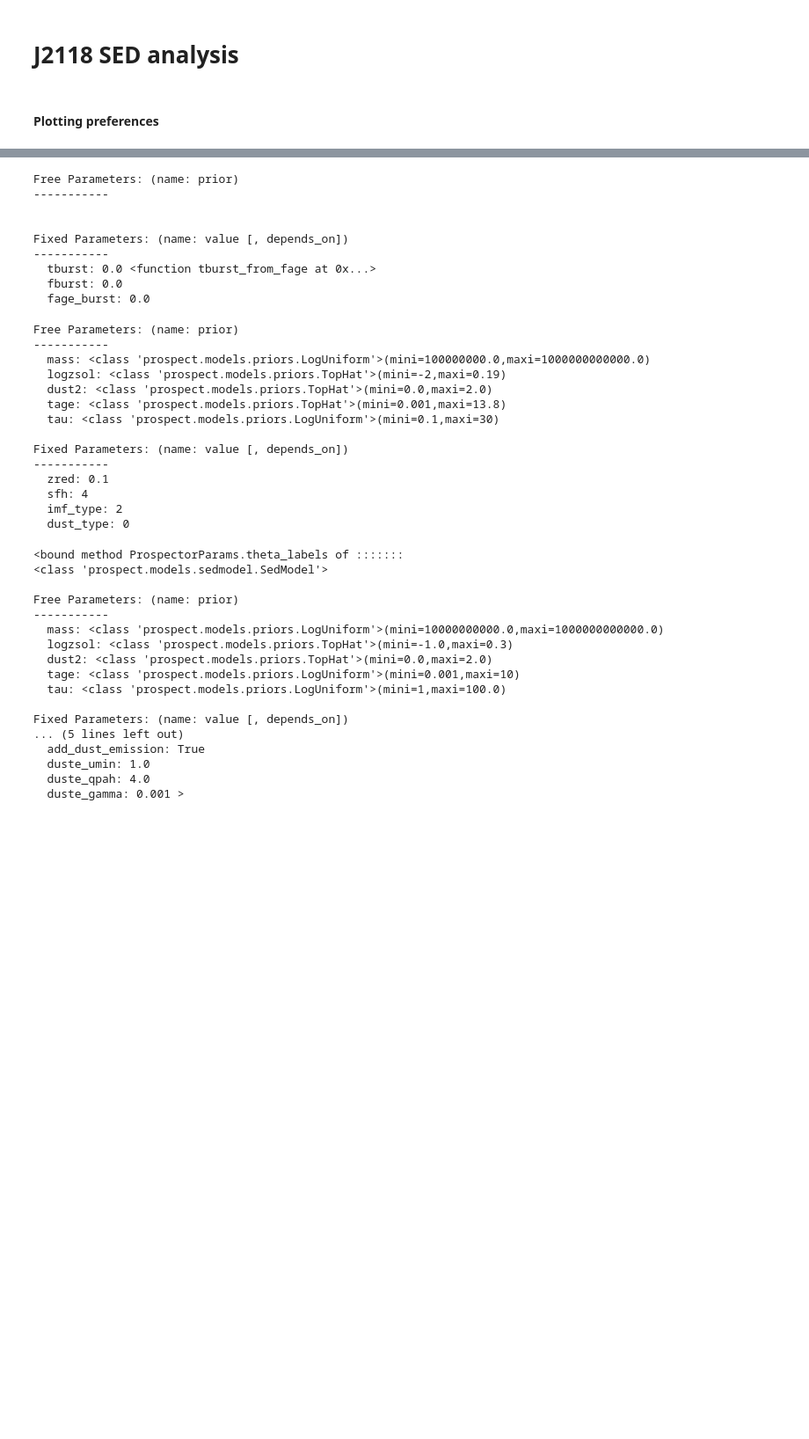
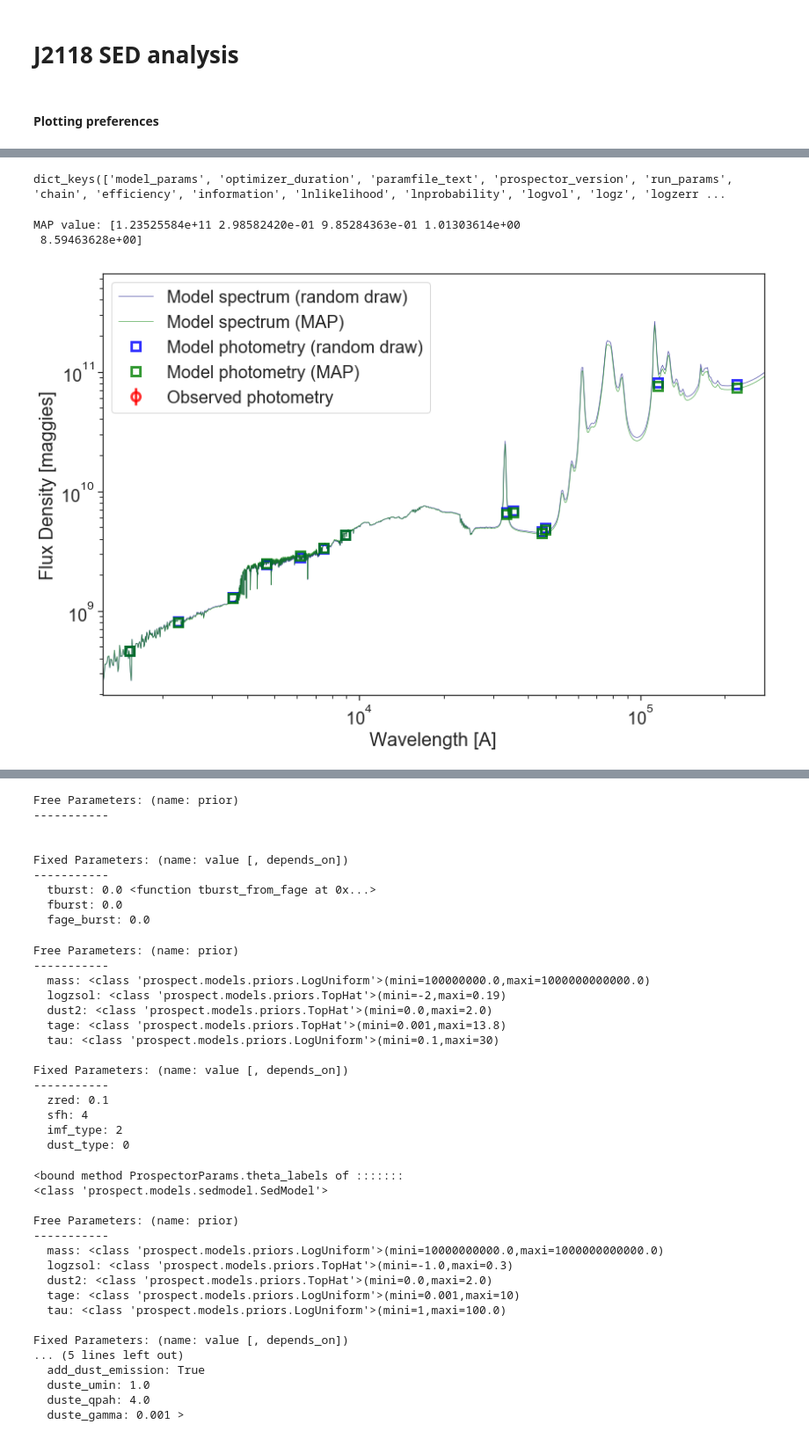
Before and after one commit to moustakas/hizea, a Jupyter notebook: science/J2118/J2118-SED.ipynb, the cells around one changed output, grey strips where cells are left out. Shown at 88% size. Saved outputs shown, nothing was run; the diff lists cells and outputs as text; code cells hidden in the pictures; blank space fills up the shorter version.

```diff
--- a/science/J2118/J2118-SED.ipynb
+++ b/science/J2118/J2118-SED.ipynb
@@ -69,0 +30,62 @@ TemplateLibrary.show_contents()
+# %%
+result, obs, _ = reader.results_from('j2118-delayed-tau.h5', dangerous=False)
+print(result.keys())
+# %% [output]
+dict_keys(['model_params', 'optimizer_duration', 'paramfile_text', 'prospector_version', 'run_params', 'chain', 'efficiency', 'information', 'lnlikelihood', 'lnprobability', 'logvol', 'logz', 'logzerr ...
+# %%
+from hizea.prospector import load_model, load_sps
+model = load_model()
+%time sps = load_sps()
+# %%
+imax = np.argmax(result['lnprobability'])
+theta_max = result["chain"][imax, :]
+print('MAP value: {}'.format(theta_max))
+# %% [output]
+MAP value: [1.23525584e+11 2.98582420e-01 9.85284363e-01 1.01303614e+00
+ 8.59463628e+00]
+# %%
+# randomly chosen parameters from chain
+randint = np.random.randint
+theta = result["chain"][randint(len(result["chain"]))]
+
+# generate models
+#sps = reader.get_sps(result)  # this works if using parameter files
+mspec, mphot, mextra = model.mean_model(theta, obs, sps=sps)
+mspec_map, mphot_map, _ = model.mean_model(theta_max, obs, sps=sps)
+
+wspec = sps.wavelengths * (1.0 + model.params.get('zred'))
+wphot = obs["phot_wave"]
+
+xmin, xmax = np.min(wphot)*0.8, np.max(wphot)/0.8
+temp = np.interp(np.linspace(xmin,xmax,10000), wspec, mspec)
+ymin, ymax = temp.min()*0.8, temp.max()/0.4
+
+# Make plot of data and model
+fig, ax = plt.subplots(figsize=(12, 8))
+
+ax.loglog(wspec, mspec, label='Model spectrum (random draw)',
+       lw=0.7, color='navy', alpha=0.7)
+ax.loglog(wspec, mspec_map, label='Model spectrum (MAP)',
+       lw=0.7, color='green', alpha=0.7)
+ax.errorbar(wphot, mphot, label='Model photometry (random draw)',
+         marker='s', markersize=10, alpha=0.8, ls='', lw=3,
+         markerfacecolor='none', markeredgecolor='blue',
+         markeredgewidth=3)
+ax.errorbar(wphot, mphot_map, label='Model photometry (MAP)',
+         marker='s', markersize=10, alpha=0.8, ls='', lw=3,
+         markerfacecolor='none', markeredgecolor='green',
+         markeredgewidth=3)
+ax.errorbar(wphot, obs['maggies'], yerr=obs['maggies_unc'],
+         label='Observed photometry', ecolor='red',
+         marker='o', markersize=10, ls='', lw=3, alpha=0.8,
+         markerfacecolor='none', markeredgecolor='red',
+         markeredgewidth=3)
+
+ax.set_xlabel('Wavelength [A]')
+ax.set_ylabel('Flux Density [maggies]')
+ax.set_xlim([xmin, xmax])
+ax.set_ylim([ymin, ymax])
+ax.legend(loc='best', fontsize=20)
+plt.tight_layout()
+# %% [output]
+[figure, added]
```
Also changed, not shown: parts of 16 cells of this notebook, 2 other files.
